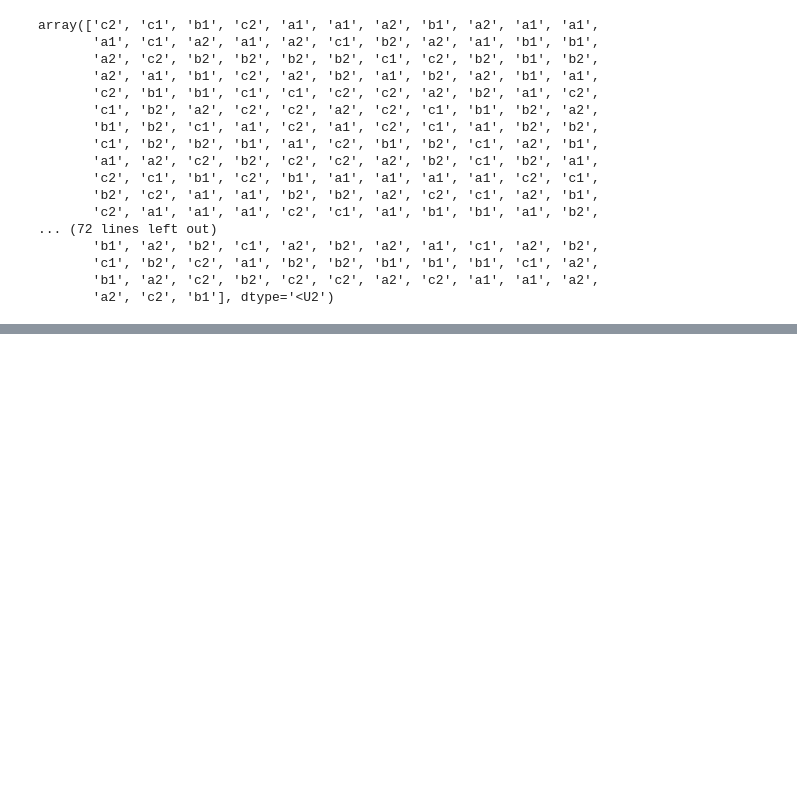
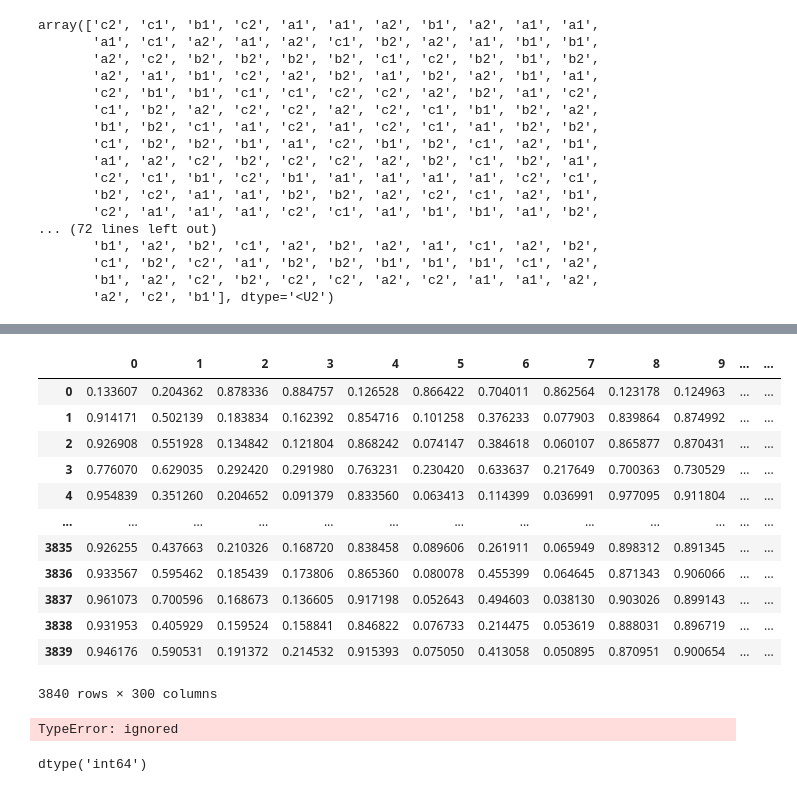
Before and after one commit to stefarine/DMML2022_ROLEX, a Jupyter notebook: code/UNIL_ROLEX.ipynb, the cells around one changed output, grey strips where cells are left out. Saved outputs shown, nothing was run; the diff lists cells and outputs as text; code cells hidden in the pictures; blank space fills up the shorter version.

```diff
--- a/code/UNIL_ROLEX.ipynb
+++ b/code/UNIL_ROLEX.ipynb
@@ -437,0 +460,3 @@ predictions_rfc.to_csv("Doc2Vec_AndLogisticRegression.csv")
+# %%
+X_train = pd.DataFrame(X_train)
+X_train.head()
@@ -437,0 +478,17 @@ predictions_rfc.to_csv("Doc2Vec_AndLogisticRegression.csv")
+# %%
+X_train = (X_train - X_train.min()) / (X_train.max() - X_train.min())
+X_train
+# %% [output]
+|  | 0 | 1 | 2 | 3 | 4 | 5 | 6 | 7 | 8 | 9 | ... | ... |
+| 0 | 0.133607 | 0.204362 | 0.878336 | 0.884757 | 0.126528 | 0.866422 | 0.704011 | 0.862564 | 0.123178 | 0.124963 | ... | ... |
+| 1 | 0.914171 | 0.502139 | 0.183834 | 0.162392 | 0.854716 | 0.101258 | 0.376233 | 0.077903 | 0.839864 | 0.874992 | ... | ... |
+| 2 | 0.926908 | 0.551928 | 0.134842 | 0.121804 | 0.868242 | 0.074147 | 0.384618 | 0.060107 | 0.865877 | 0.870431 | ... | ... |
+| 3 | 0.776070 | 0.629035 | 0.292420 | 0.291980 | 0.763231 | 0.230420 | 0.633637 | 0.217649 | 0.700363 | 0.730529 | ... | ... |
+| 4 | 0.954839 | 0.351260 | 0.204652 | 0.091379 | 0.833560 | 0.063413 | 0.114399 | 0.036991 | 0.977095 | 0.911804 | ... | ... |
+| ... | ... | ... | ... | ... | ... | ... | ... | ... | ... | ... | ... | ... |
+| 3835 | 0.926255 | 0.437663 | 0.210326 | 0.168720 | 0.838458 | 0.089606 | 0.261911 | 0.065949 | 0.898312 | 0.891345 | ... | ... |
+| 3836 | 0.933567 | 0.595462 | 0.185439 | 0.173806 | 0.865360 | 0.080078 | 0.455399 | 0.064645 | 0.871343 | 0.906066 | ... | ... |
+| 3837 | 0.961073 | 0.700596 | 0.168673 | 0.136605 | 0.917198 | 0.052643 | 0.494603 | 0.038130 | 0.903026 | 0.899143 | ... | ... |
+| 3838 | 0.931953 | 0.405929 | 0.159524 | 0.158841 | 0.846822 | 0.076733 | 0.214475 | 0.053619 | 0.888031 | 0.896719 | ... | ... |
+| 3839 | 0.946176 | 0.590531 | 0.191372 | 0.214532 | 0.915393 | 0.075050 | 0.413058 | 0.050895 | 0.870951 | 0.900654 | ... | ... |
+3840 rows × 300 columns
@@ -437,0 +498,4 @@ predictions_rfc.to_csv("Doc2Vec_AndLogisticRegression.csv")
+# %%
+X_train = torch.tensor(X_train.values, dtype=torch.float)
+# %% [output]
+TypeError: ignored
@@ -437,0 +504,18 @@ predictions_rfc.to_csv("Doc2Vec_AndLogisticRegression.csv")
+# %%
+y_train
+
+yo = pd.DataFrame(columns=['0'])
+
+for y in y_train[0]:
+  y = y.replace("a","1")
+  y = y.replace("b","2")
+  y = y.replace("c","3")
+  yo = yo.append({'0' : int(y)},ignore_index=True)
+
+yo.dtypes
+
+yo = yo['0'].astype(int)
+
+yo.dtypes
+# %% [output]
+dtype('int64')
```
Also changed, not shown: parts of 17 cells of this notebook.
